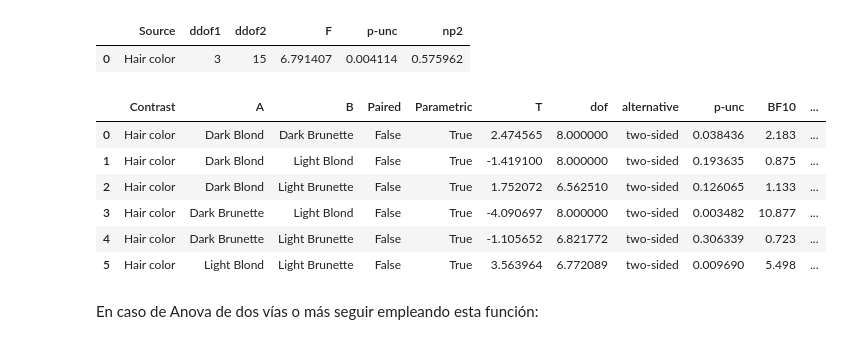
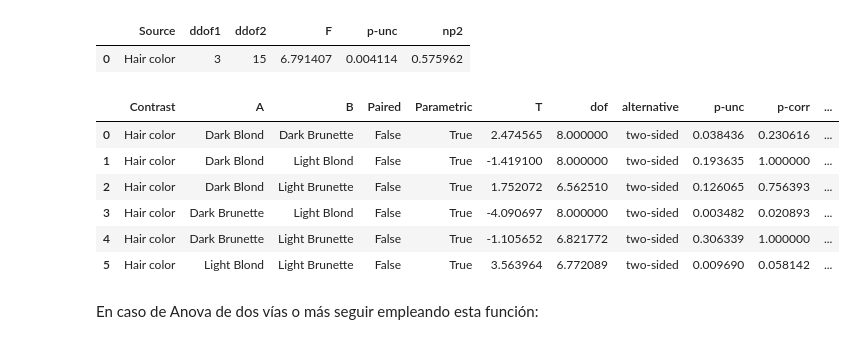
Before and after one commit to renatoparedes/Fundamentos-Python-Investigacion-Psicologia, a Jupyter notebook: Analisis-De-Datos-Cuantitativos/Estadistica.ipynb, the cells around one changed output. Saved outputs shown, nothing was run; the diff lists cells and outputs as text; code cells hidden in the pictures.

```diff
--- a/Analisis-De-Datos-Cuantitativos/Estadistica.ipynb
+++ b/Analisis-De-Datos-Cuantitativos/Estadistica.ipynb
@@ -429,19 +448,20 @@ pg.anova(dv="Pain threshold", between="Hair color", data=df)
 # %%
 pg.pairwise_tests(
     dv="Pain threshold",
     between="Hair color",
     subject="Subject",
     effsize="Cohen",
+    padjust="Bonferroni",
     data=df,
 )
 # %% [output]
-|  | Contrast | A | B | Paired | Parametric | T | dof | alternative | p-unc | BF10 | ... |
-| 0 | Hair color | Dark Blond | Dark Brunette | False | True | 2.474565 | 8.000000 | two-sided | 0.038436 | 2.183 | ... |
-| 1 | Hair color | Dark Blond | Light Blond | False | True | -1.419100 | 8.000000 | two-sided | 0.193635 | 0.875 | ... |
-| 2 | Hair color | Dark Blond | Light Brunette | False | True | 1.752072 | 6.562510 | two-sided | 0.126065 | 1.133 | ... |
-| 3 | Hair color | Dark Brunette | Light Blond | False | True | -4.090697 | 8.000000 | two-sided | 0.003482 | 10.877 | ... |
-| 4 | Hair color | Dark Brunette | Light Brunette | False | True | -1.105652 | 6.821772 | two-sided | 0.306339 | 0.723 | ... |
-| 5 | Hair color | Light Blond | Light Brunette | False | True | 3.563964 | 6.772089 | two-sided | 0.009690 | 5.498 | ... |
+|  | Contrast | A | B | Paired | Parametric | T | dof | alternative | p-unc | p-corr | ... |
+| 0 | Hair color | Dark Blond | Dark Brunette | False | True | 2.474565 | 8.000000 | two-sided | 0.038436 | 0.230616 | ... |
+| 1 | Hair color | Dark Blond | Light Blond | False | True | -1.419100 | 8.000000 | two-sided | 0.193635 | 1.000000 | ... |
+| 2 | Hair color | Dark Blond | Light Brunette | False | True | 1.752072 | 6.562510 | two-sided | 0.126065 | 0.756393 | ... |
+| 3 | Hair color | Dark Brunette | Light Blond | False | True | -4.090697 | 8.000000 | two-sided | 0.003482 | 0.020893 | ... |
+| 4 | Hair color | Dark Brunette | Light Brunette | False | True | -1.105652 | 6.821772 | two-sided | 0.306339 | 1.000000 | ... |
+| 5 | Hair color | Light Blond | Light Brunette | False | True | 3.563964 | 6.772089 | two-sided | 0.009690 | 0.058142 | ... |
 # %% [markdown]
 En caso de Anova de dos vías o más seguir empleando esta función:
 # %%
```
Also changed, not shown: parts of 7 cells of this notebook, 2 other files.
